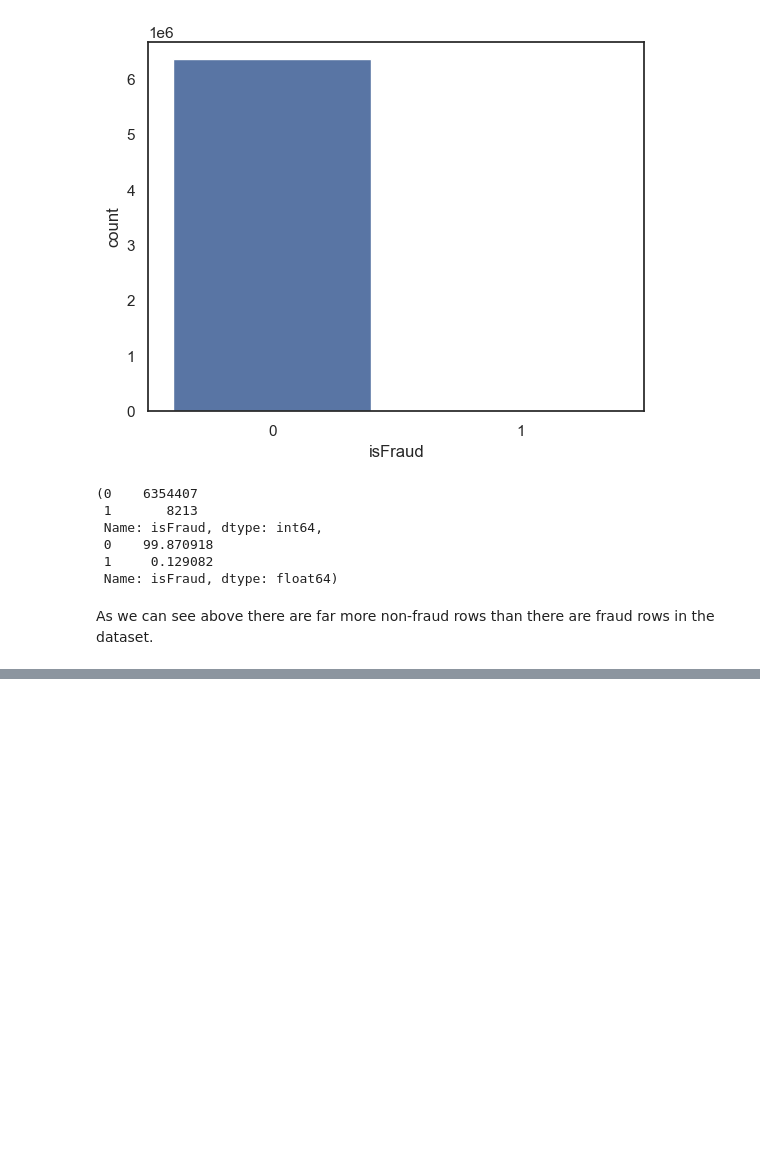
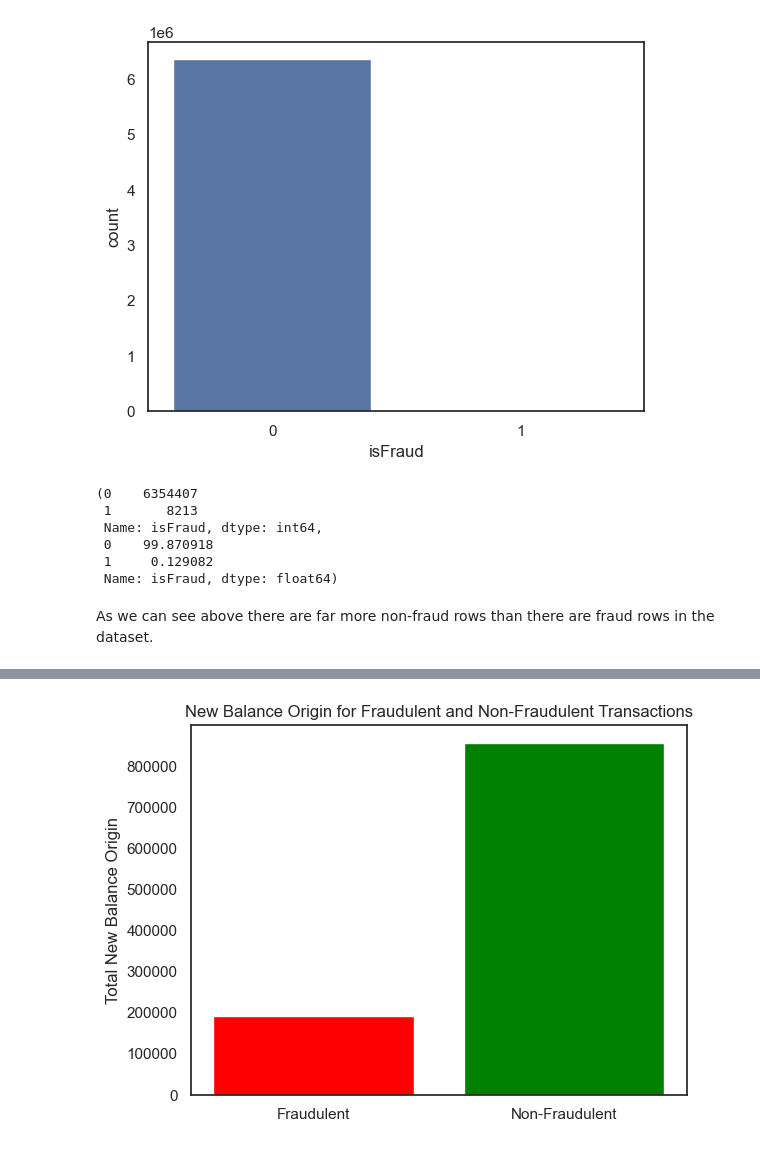
Before and after one commit to Ankourii/Fraud_prediction, a Jupyter notebook: notebooks/second dataset/EDA.ipynb, the cells around one changed output, grey strips where cells are left out. Cells and saved outputs as stored; diff of their text form; code cells hidden in the pictures; blank space fills up the shorter version.

```diff
--- a/notebooks/second dataset/EDA.ipynb
+++ b/notebooks/second dataset/EDA.ipynb
@@ -251,0 +236,16 @@ plt.show()
+# %%
+fraudulent_data = data[data['isFraud'] == 1]
+non_fraudulent_data = data[data['isFraud'] == 0]
+
+total_amount_fraudulent = fraudulent_data['newbalanceOrig'].mean()
+total_amount_non_fraudulent = non_fraudulent_data['newbalanceOrig'].mean()
+
+categories = ['Fraudulent', 'Non-Fraudulent']
+amounts = [total_amount_fraudulent, total_amount_non_fraudulent]
+
+plt.bar(categories, amounts, color=['red', 'green'])
+plt.title('New Balance Origin for Fraudulent and Non-Fraudulent Transactions')
+plt.ylabel('Total New Balance Origin')
+plt.show()
+# %% [output]
+[figure, added]
```
Also changed, not shown: parts of 18 cells of this notebook, 1 other file.
